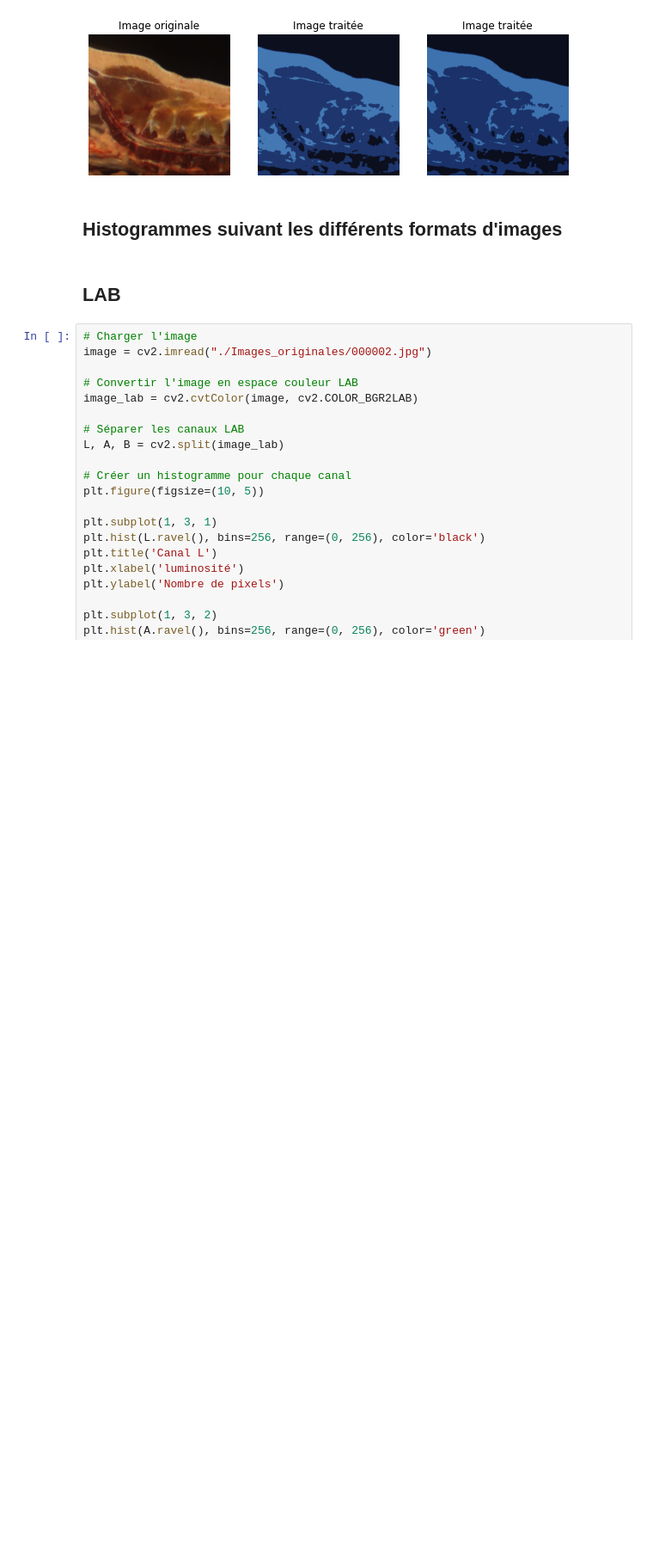
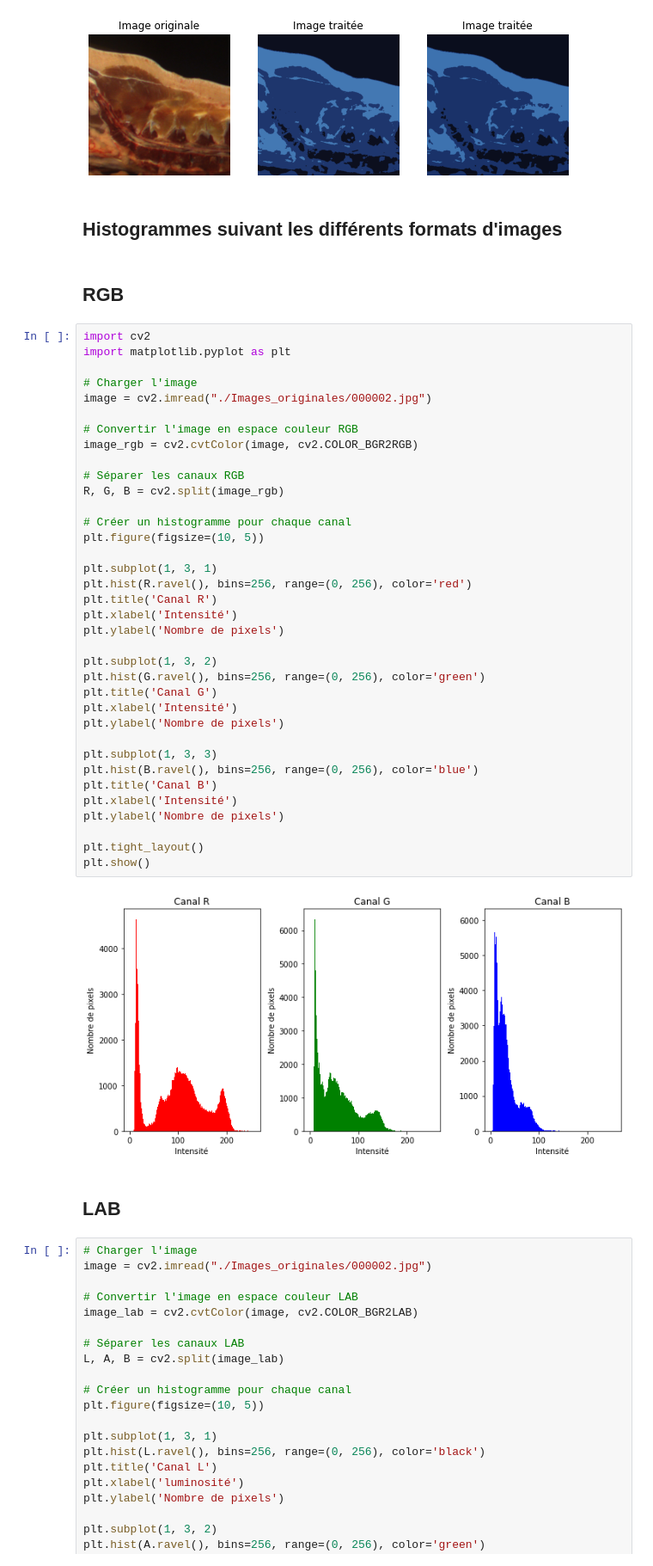
Before and after one commit to Unissia/AIA, a Jupyter notebook: Traitement_automatisé.ipynb, the cells around one changed output. Shown at 86% size. Saved outputs shown, nothing was run; the diff lists cells and outputs as text; blank space fills up the shorter version.

```diff
--- a/Traitement_automatisé.ipynb
+++ b/Traitement_automatisé.ipynb
@@ -719,6 +760,46 @@ plt.show()
 [figure]
 # %% [markdown]
 ## Histogrammes suivant les différents formats d'images
+# %% [markdown]
+## RGB
+# %%
+import cv2
+import matplotlib.pyplot as plt
+
+# Charger l'image
+image = cv2.imread("./Images_originales/000002.jpg")
+
+# Convertir l'image en espace couleur RGB
+image_rgb = cv2.cvtColor(image, cv2.COLOR_BGR2RGB)
+
+# Séparer les canaux RGB
+R, G, B = cv2.split(image_rgb)
+
+# Créer un histogramme pour chaque canal
+plt.figure(figsize=(10, 5))
+
+plt.subplot(1, 3, 1)
+plt.hist(R.ravel(), bins=256, range=(0, 256), color='red')
+plt.title('Canal R')
+plt.xlabel('Intensité')
+plt.ylabel('Nombre de pixels')
+
+plt.subplot(1, 3, 2)
+plt.hist(G.ravel(), bins=256, range=(0, 256), color='green')
+plt.title('Canal G')
+plt.xlabel('Intensité')
+plt.ylabel('Nombre de pixels')
+
+plt.subplot(1, 3, 3)
+plt.hist(B.ravel(), bins=256, range=(0, 256), color='blue')
+plt.title('Canal B')
+plt.xlabel('Intensité')
+plt.ylabel('Nombre de pixels')
+
+plt.tight_layout()
+plt.show()
+# %% [output]
+[figure, added]
 # %% [markdown]
 ## LAB
 # %%
```
Also changed, not shown: parts of 7 cells of this notebook.
